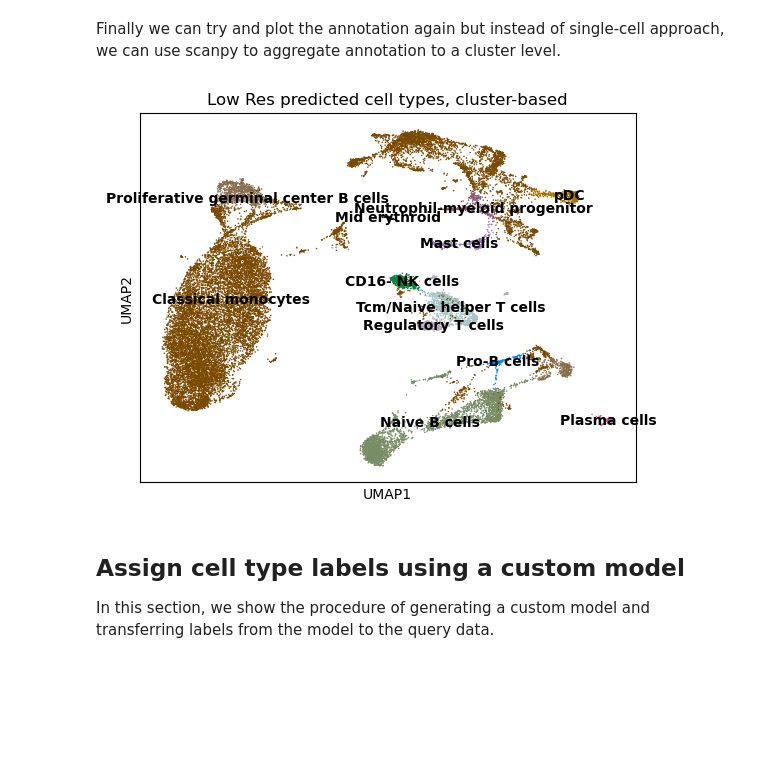
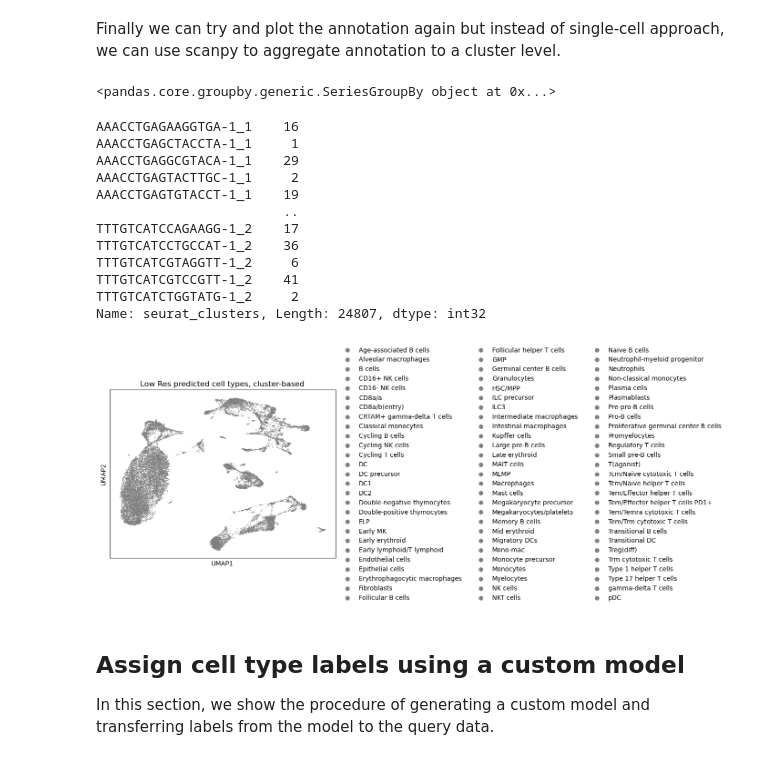
Before and after one commit to gabriel-dval/scRNA_annotation, a Jupyter notebook: celltypist_tutorial.ipynb, the cells around one changed output. Saved outputs shown, nothing was run; the diff lists cells and outputs as text; code cells hidden in the pictures; blank space fills up the shorter version.

```diff
--- a/celltypist_tutorial.ipynb
+++ b/celltypist_tutorial.ipynb
@@ -147,9 +147,9 @@ Index(['XKR4', 'GM1992', 'GM19938', 'GM37381', 'RP1', 'SOX17', 'GM37587',
       dtype='object', length=32285)
 # %%
 # Not run; predict cell identities using this loaded model.
-#predictions = celltypist.annotate(adata_2000, model = model, majority_voting = True)
 # Alternatively, just specify the model name (recommended as this ensures the model is intact every time it is loaded).
 predictions = celltypist.annotate(adata, model = 'Immune_All_Low.pkl',
+                                  mode = 'best match',
                                   majority_voting = True,
                                   over_clustering = 'seurat_clusters')
 # %% [output]
@@ -235,21 +251,43 @@ Finally we can try and plot the annotation again but instead of single-cell appr
 # %%
 import pandas as pd
 
+adata.obs['seurat_clusters'] = adata.obs['seurat_clusters'].astype('category')
 # Aggregate to cluster level (e.g., based on Scanpy's Leiden clustering)
 cluster_labels = (
-    adata.obs.groupby("seurat_clusters")["predicted_labels"]
+    adata.obs.groupby("seurat_clusters")
     .agg(lambda x: x.value_counts().idxmax())  # Majority label per cluster
 )
 
+adata.obs.groupby("seurat_clusters")['predicted_labels']
+
 # Assign new labels to clusters
-adata.obs["predicted_cluster_labels"] = adata.obs["seurat_clusters"].map(cluster_labels)
+#adata.obs["predicted_cluster_labels"] = adata.obs["seurat_clusters"].map(cluster_labels)
+# %% [output]
+<pandas.core.groupby.generic.SeriesGroupBy object at 0x...>
+# %%
+
+#adata.obs['seurat_clusters']
+adata.obs['seurat_clusters']
+# %% [output]
+AAACCTGAGAAGGTGA-1_1    16
+AAACCTGAGCTACCTA-1_1     1
+AAACCTGAGGCGTACA-1_1    29
+AAACCTGAGTACTTGC-1_1     2
+AAACCTGAGTGTACCT-1_1    19
+                        ..
+TTTGTCATCCAGAAGG-1_2    17
+TTTGTCATCCTGCCAT-1_2    36
+TTTGTCATCGTAGGTT-1_2     6
+TTTGTCATCGTCCGTT-1_2    41
+TTTGTCATCTGGTATG-1_2     2
+Name: seurat_clusters, Length: 24807, dtype: int32
 # %%
 sc.pl.umap(adata,
            color = ['predicted_cluster_labels'],
-           legend_loc = 'on data',
+           legend_loc = 'right margin',
            title = 'Low Res predicted cell types, cluster-based')
 # %% [output]
-[figure, old version]
+[figure, new version]
 # %% [markdown]
 ## Assign cell type labels using a custom model
 In this section, we show the procedure of generating a custom model and transferring labels from the model to the query data.
```
Also changed, not shown: parts of 3 cells of this notebook, 2 other files.
